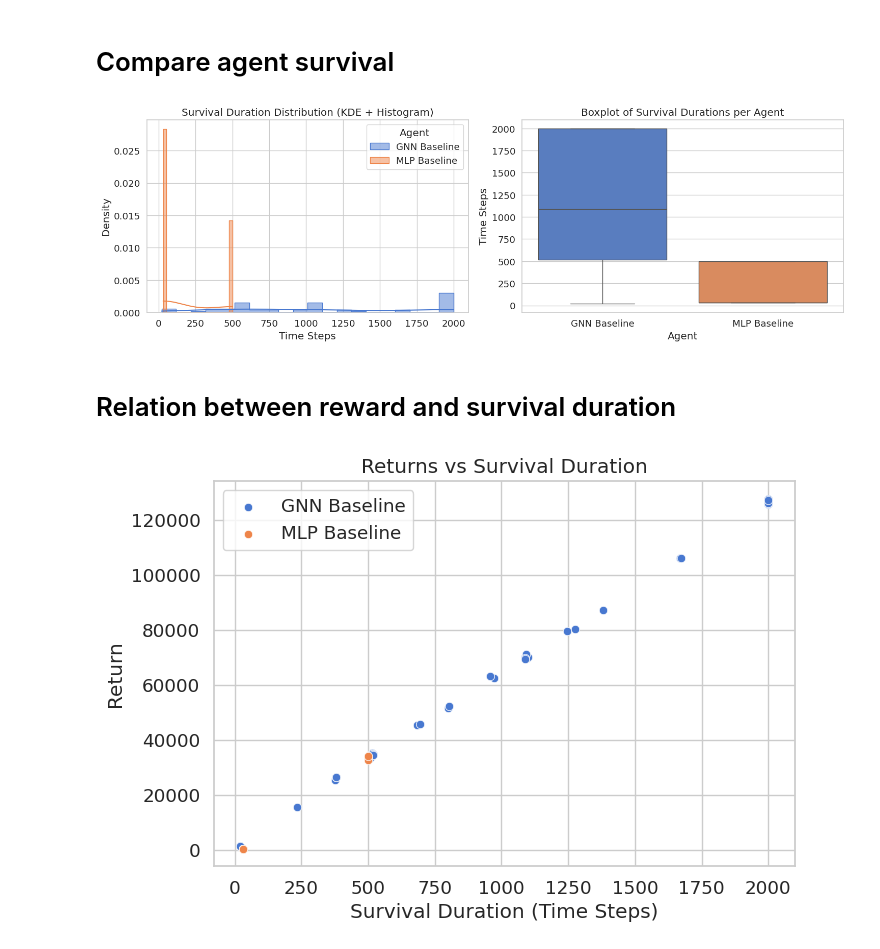
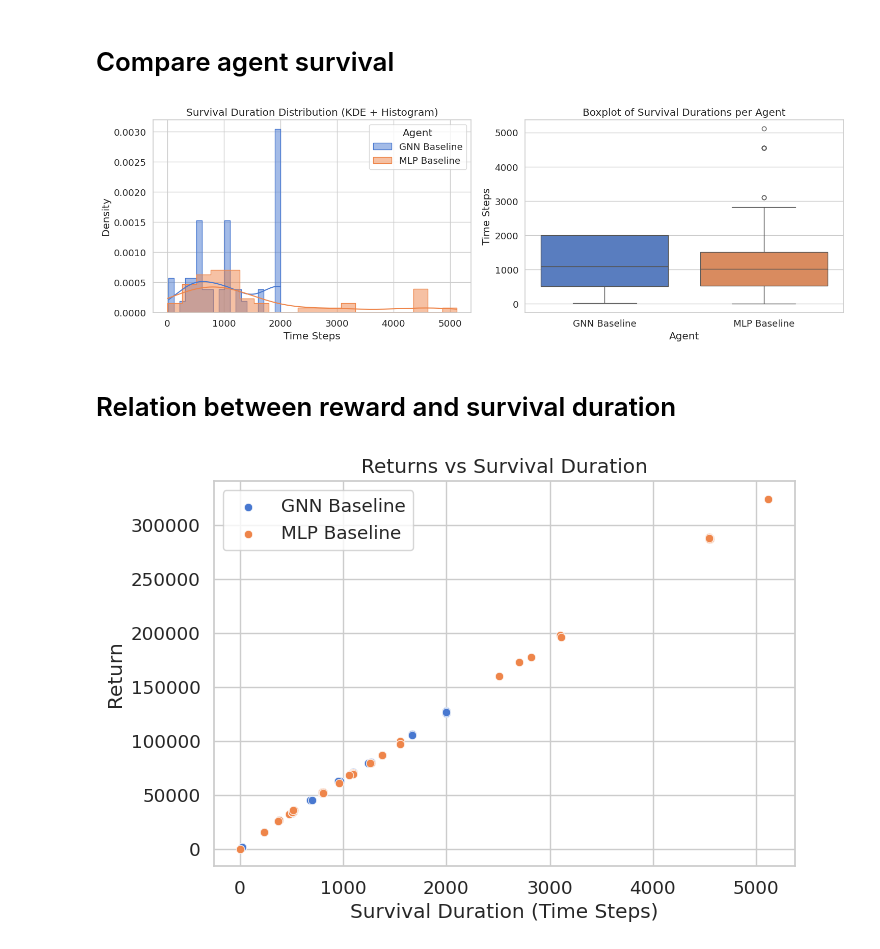
Before and after one commit to HansDampf37/NRI-for-explainable-RL-in-Power-Grids, a Jupyter notebook: visualization/visualize_agent_eval_results.ipynb, the cells around one changed output. Saved outputs shown, nothing was run; the diff lists cells and outputs as text; code cells hidden in the pictures.

```diff
--- a/visualization/visualize_agent_eval_results.ipynb
+++ b/visualization/visualize_agent_eval_results.ipynb
@@ -96,13 +96,13 @@ def get_evaluation_metrics(path, agent_name: str) -> List[AgentMetrics]:
 # Compare agent survival
 # %%
 GNN_metrics = get_evaluation_metrics(Path("../data/evaluations/stable-baselines/dqn-gnn-baseline/train"), "GNN Baseline")
-GNN_metrics2 = get_evaluation_metrics(Path("/home/adrian/Dev/PowerGridNRI/data/evaluations/stable-baselines/dqn-mlp"), "MLP Baseline")
+GNN_metrics2 = get_evaluation_metrics(Path("../data/evaluations/stable-baselines/dqn-mlp-baseline/train"), "MLP Baseline")
 visualize_agent_survival([GNN_metrics, GNN_metrics2])
 # %% [output]
-[figure, old version]
+[figure, new version]
 # %% [markdown]
 # Relation between reward and survival duration
 # %%
 visualize_agent_survival_return_relationship([GNN_metrics, GNN_metrics2])
 # %% [output]
-[figure, old version]
+[figure, new version]
```
Also changed, not shown: 2 other files.
